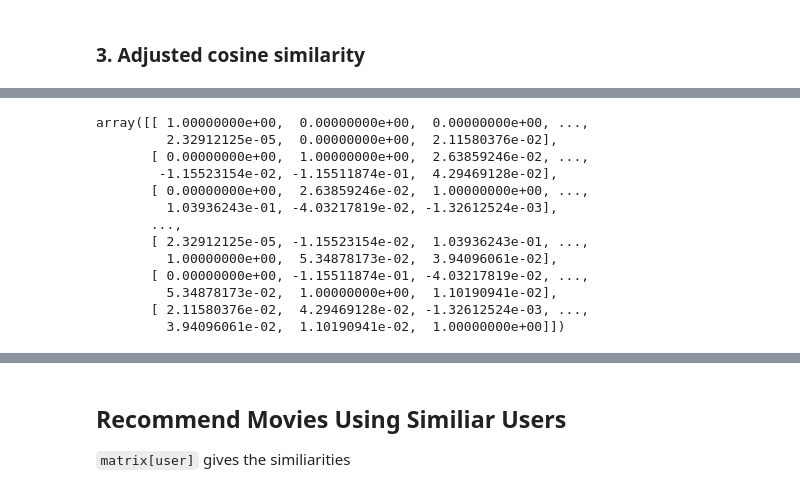
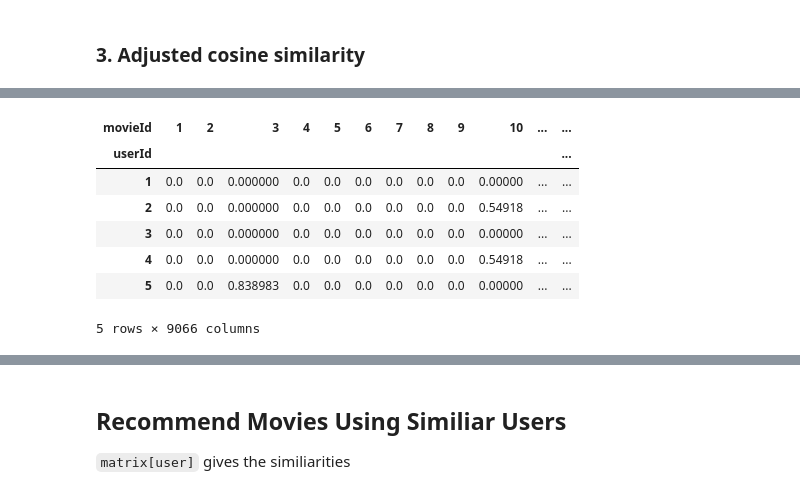
Before and after one commit to jsmienk/MLBD, a Jupyter notebook: recommender/2-collaborative-filtering.ipynb, the cells around one changed output, grey strips where cells are left out. Cells and saved outputs as stored; diff of their text form; code cells hidden in the pictures.

```diff
--- a/recommender/2-collaborative-filtering.ipynb
+++ b/recommender/2-collaborative-filtering.ipynb
@@ -228,17 +213,15 @@ centered_item_user_df.head(10)
-# %%
-adj_cosine_user_user_matrix = cosine_similarity(centered_item_user_df.fillna(0))
-adj_cosine_user_user_matrix
-# %% [output]
-array([[ 1.00000000e+00,  0.00000000e+00,  0.00000000e+00, ...,
-         2.32912125e-05,  0.00000000e+00,  2.11580376e-02],
-       [ 0.00000000e+00,  1.00000000e+00,  2.63859246e-02, ...,
-        -1.15523154e-02, -1.15511874e-01,  4.29469128e-02],
-       [ 0.00000000e+00,  2.63859246e-02,  1.00000000e+00, ...,
-         1.03936243e-01, -4.03217819e-02, -1.32612524e-03],
-       ...,
-       [ 2.32912125e-05, -1.15523154e-02,  1.03936243e-01, ...,
-         1.00000000e+00,  5.34878173e-02,  3.94096061e-02],
-       [ 0.00000000e+00, -1.15511874e-01, -4.03217819e-02, ...,
-         5.34878173e-02,  1.00000000e+00,  1.10190941e-02],
-       [ 2.11580376e-02,  4.29469128e-02, -1.32612524e-03, ...,
-         3.94096061e-02,  1.10190941e-02,  1.00000000e+00]])
+# %%
+_c = user_item_df.copy()
+
+centered_item_user_df = _c[_c > 0].subtract(user_item_df.mean(axis=0), axis=1).fillna(0)
+
+centered_item_user_df.head()
+# %% [output]
+| movieId | 1 | 2 | 3 | 4 | 5 | 6 | 7 | 8 | 9 | 10 | ... | ... |
+| userId |  |  |  |  |  |  |  |  |  |  |  | ... |
+| 1 | 0.0 | 0.0 | 0.000000 | 0.0 | 0.0 | 0.0 | 0.0 | 0.0 | 0.0 | 0.00000 | ... | ... |
+| 2 | 0.0 | 0.0 | 0.000000 | 0.0 | 0.0 | 0.0 | 0.0 | 0.0 | 0.0 | 0.54918 | ... | ... |
+| 3 | 0.0 | 0.0 | 0.000000 | 0.0 | 0.0 | 0.0 | 0.0 | 0.0 | 0.0 | 0.00000 | ... | ... |
+| 4 | 0.0 | 0.0 | 0.000000 | 0.0 | 0.0 | 0.0 | 0.0 | 0.0 | 0.0 | 0.54918 | ... | ... |
+| 5 | 0.0 | 0.0 | 0.838983 | 0.0 | 0.0 | 0.0 | 0.0 | 0.0 | 0.0 | 0.00000 | ... | ... |
+5 rows × 9066 columns
```
Also changed, not shown: parts of 20 cells of this notebook, 1 other file.
